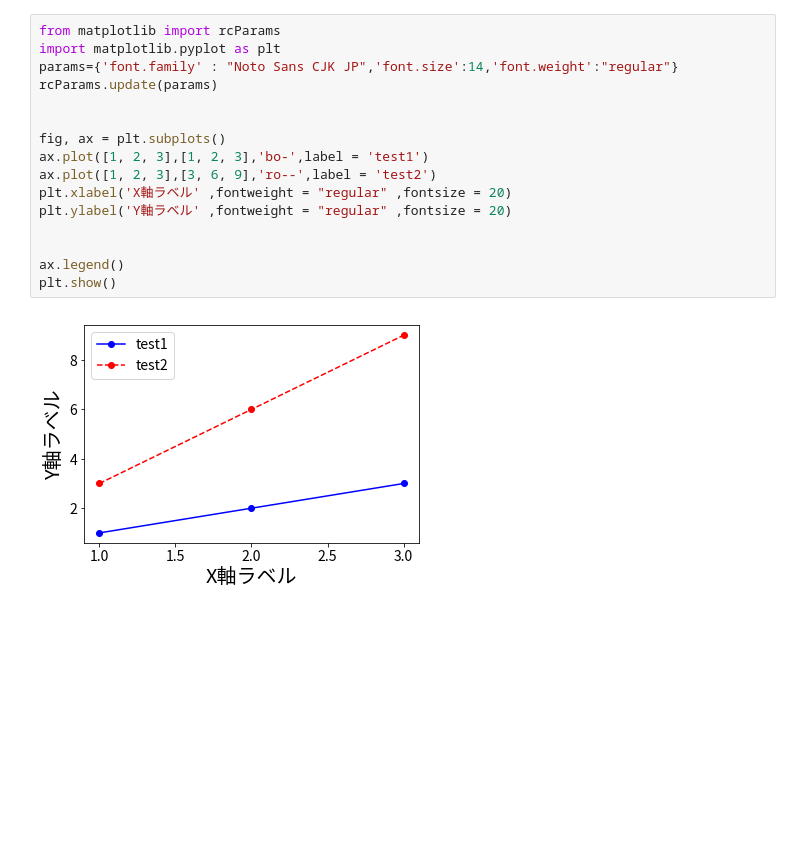
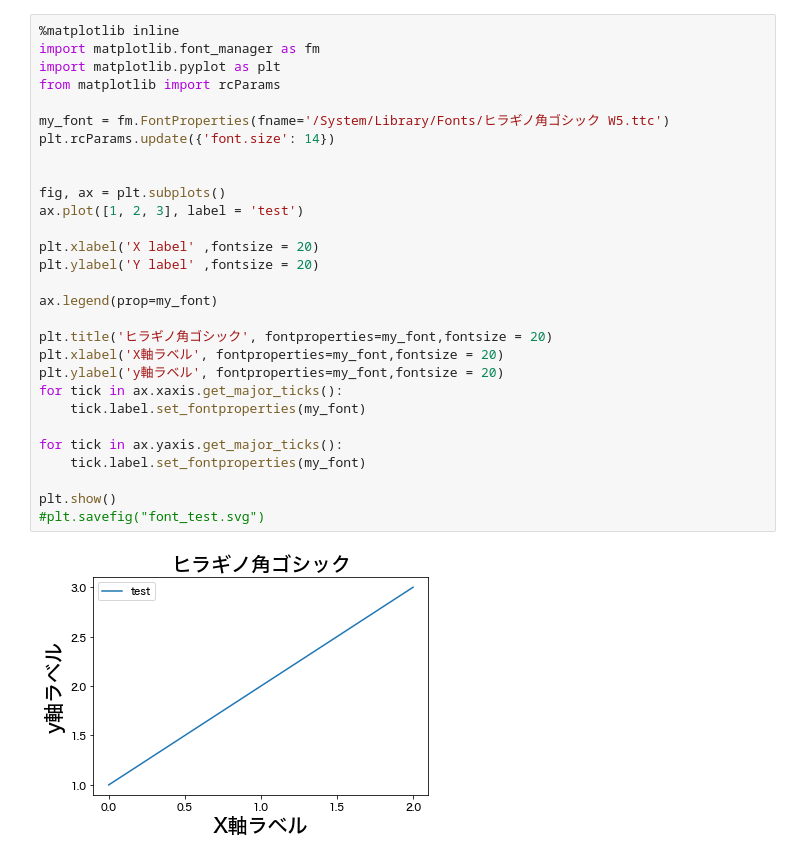
Before and after one commit to gatamix/py_mat_graph, a Jupyter notebook: 1_1gragh.ipynb, the cells around one changed output. Saved outputs shown, nothing was run; the diff lists cells and outputs as text; blank space fills up the shorter version.

```diff
--- a/1_1gragh.ipynb
+++ b/1_1gragh.ipynb
@@ -54,18 +61,31 @@ plt.show()
-# %%
-from matplotlib import rcParams
-import matplotlib.pyplot as plt
-params={'font.family' : "Noto Sans CJK JP",'font.size':14,'font.weight':"regular"}
-rcParams.update(params)
-
-
-fig, ax = plt.subplots()
-ax.plot([1, 2, 3],[1, 2, 3],'bo-',label = 'test1')
-ax.plot([1, 2, 3],[3, 6, 9],'ro--',label = 'test2')
-plt.xlabel('X軸ラベル' ,fontweight = "regular" ,fontsize = 20)
-plt.ylabel('Y軸ラベル' ,fontweight = "regular" ,fontsize = 20)
-
-
-ax.legend()
-plt.show()
-# %% [output]
-[figure, removed]
+# %%
+%matplotlib inline
+import matplotlib.font_manager as fm
+import matplotlib.pyplot as plt
+from matplotlib import rcParams
+
+my_font = fm.FontProperties(fname='/System/Library/Fonts/ヒラギノ角ゴシック W5.ttc')
+plt.rcParams.update({'font.size': 14})
+
+
+fig, ax = plt.subplots()
+ax.plot([1, 2, 3], label = 'test')
+
+plt.xlabel('X label' ,fontsize = 20)
+plt.ylabel('Y label' ,fontsize = 20)
+
+ax.legend(prop=my_font)
+
+plt.title('ヒラギノ角ゴシック', fontproperties=my_font,fontsize = 20)
+plt.xlabel('X軸ラベル', fontproperties=my_font,fontsize = 20)
+plt.ylabel('y軸ラベル', fontproperties=my_font,fontsize = 20)
+for tick in ax.xaxis.get_major_ticks():
+    tick.label.set_fontproperties(my_font)
+
+for tick in ax.yaxis.get_major_ticks():
+    tick.label.set_fontproperties(my_font)
+
+plt.show()
+#plt.savefig("font_test.svg")
+# %% [output]
+[figure, added]
```
Also changed, not shown: parts of 4 cells of this notebook, 1 other file.
